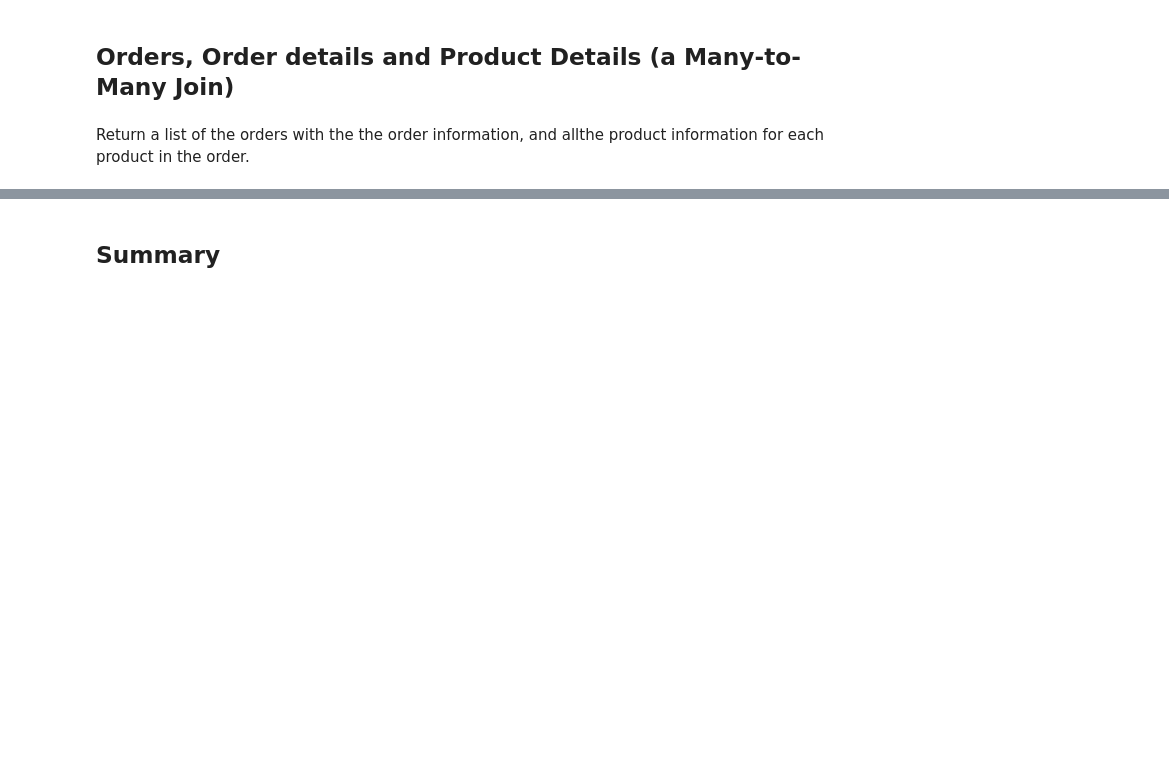
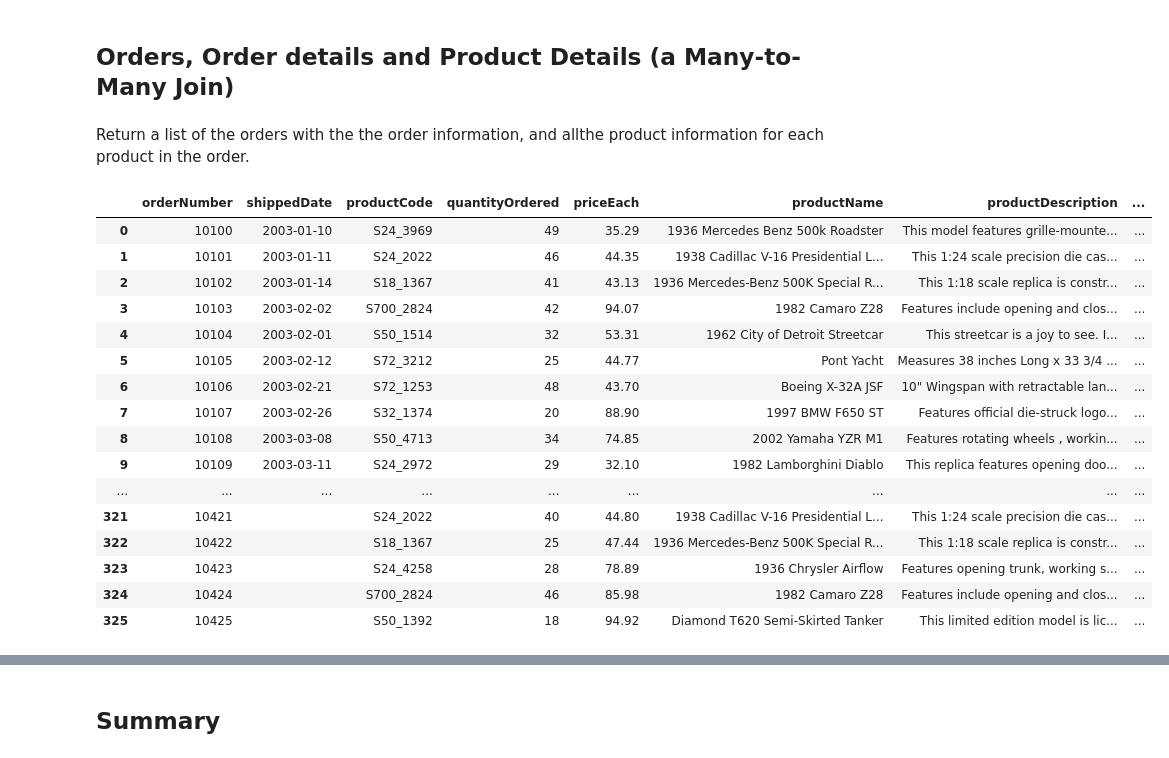
Before and after one commit to cruble/dsc-1-05-13-one-to-many-and-many-to-many-joins-lab-nyc-career-ds-102218, a Jupyter notebook: index.ipynb, the cells around one changed output, grey strips where cells are left out. Saved outputs shown, nothing was run; the diff lists cells and outputs as text; code cells hidden in the pictures; blank space fills up the shorter version.

```diff
--- a/index.ipynb
+++ b/index.ipynb
@@ -75,18 +75,35 @@ Return a list of the orders with the the order information, and allthe product i
 # %%
 # Your code here
 
 cur.execute("""SELECT orderNumber, shippedDate, productCode, quantityOrdered, priceEach,
                         productName, productDescription, quantityInStock,
                         buyPrice, MSRP
                         FROM orders
                         JOIN orderDetails
                         USING (orderNumber)
                         JOIN products
                         USING (productCode)
                         GROUP BY (orderNumber);""")
 # pd.DataFrame(cur.fetchall())
 
 df = pd.DataFrame(cur.fetchall())
 df.columns = [i[0] for i in cur.description]
-pd
+df
 # %% [output]
+|  | orderNumber | shippedDate | productCode | quantityOrdered | priceEach | productName | productDescription | ... |
+| 0 | 10100 | 2003-01-10 | S24_3969 | 49 | 35.29 | 1936 Mercedes Benz 500k Roadster | This model features grille-mounte... | ... |
+| 1 | 10101 | 2003-01-11 | S24_2022 | 46 | 44.35 | 1938 Cadillac V-16 Presidential L... | This 1:24 scale precision die cas... | ... |
+| 2 | 10102 | 2003-01-14 | S18_1367 | 41 | 43.13 | 1936 Mercedes-Benz 500K Special R... | This 1:18 scale replica is constr... | ... |
+| 3 | 10103 | 2003-02-02 | S700_2824 | 42 | 94.07 | 1982 Camaro Z28 | Features include opening and clos... | ... |
+| 4 | 10104 | 2003-02-01 | S50_1514 | 32 | 53.31 | 1962 City of Detroit Streetcar | This streetcar is a joy to see. I... | ... |
+| 5 | 10105 | 2003-02-12 | S72_3212 | 25 | 44.77 | Pont Yacht | Measures 38 inches Long x 33 3/4 ... | ... |
+| 6 | 10106 | 2003-02-21 | S72_1253 | 48 | 43.70 | Boeing X-32A JSF | 10" Wingspan with retractable lan... | ... |
+| 7 | 10107 | 2003-02-26 | S32_1374 | 20 | 88.90 | 1997 BMW F650 ST | Features official die-struck logo... | ... |
+| 8 | 10108 | 2003-03-08 | S50_4713 | 34 | 74.85 | 2002 Yamaha YZR M1 | Features rotating wheels , workin... | ... |
+| 9 | 10109 | 2003-03-11 | S24_2972 | 29 | 32.10 | 1982 Lamborghini Diablo | This replica features opening doo... | ... |
+| ... | ... | ... | ... | ... | ... | ... | ... | ... |
+| 321 | 10421 |  | S24_2022 | 40 | 44.80 | 1938 Cadillac V-16 Presidential L... | This 1:24 scale precision die cas... | ... |
+| 322 | 10422 |  | S18_1367 | 25 | 47.44 | 1936 Mercedes-Benz 500K Special R... | This 1:18 scale replica is constr... | ... |
+| 323 | 10423 |  | S24_4258 | 28 | 78.89 | 1936 Chrysler Airflow | Features opening trunk, working s... | ... |
+| 324 | 10424 |  | S700_2824 | 46 | 85.98 | 1982 Camaro Z28 | Features include opening and clos... | ... |
+| 325 | 10425 |  | S50_1392 | 18 | 94.92 | Diamond T620 Semi-Skirted Tanker | This limited edition model is lic... | ... |
```
Also changed, not shown: parts of 1 cell of this notebook.
